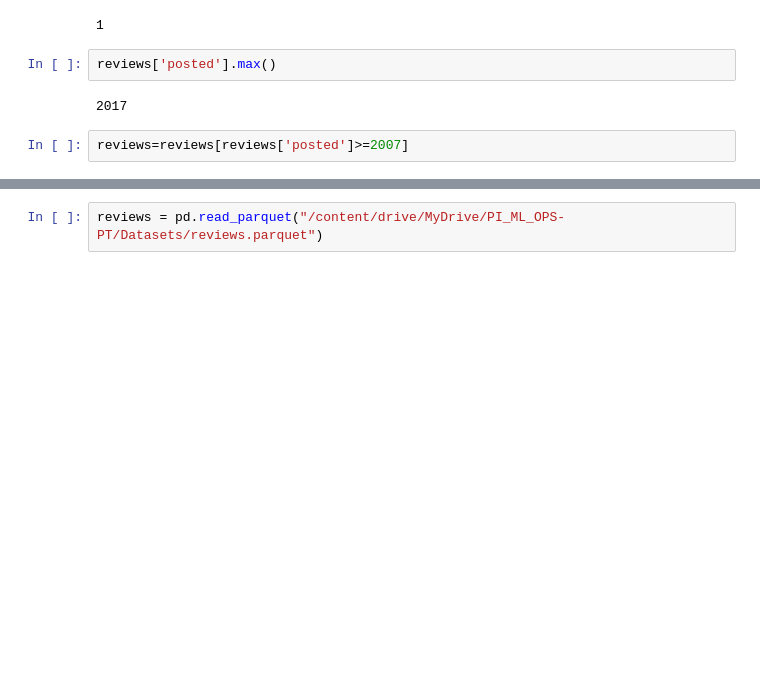
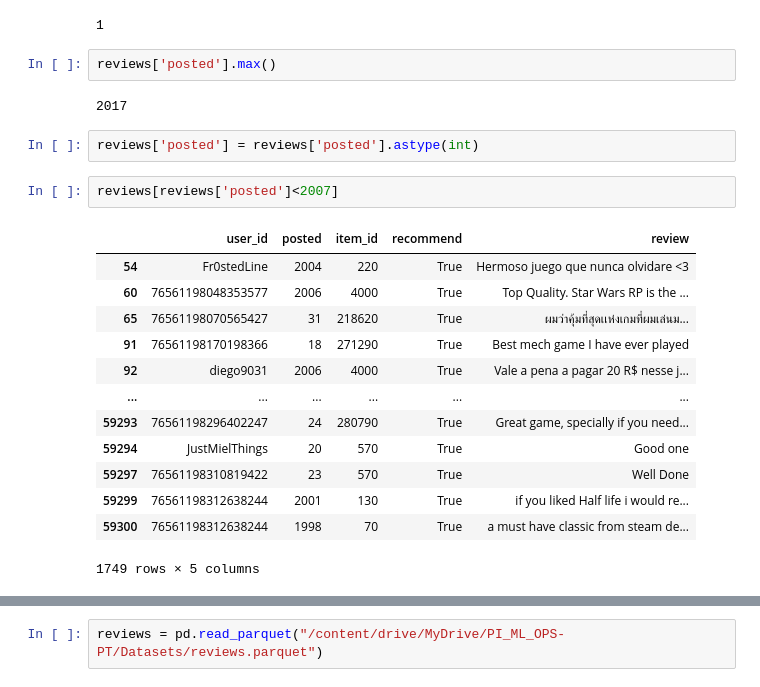
Before and after one commit to PrietoPy/PI_ML_OPS-PT, a Jupyter notebook: Borrador.ipynb, the cells around one changed output, grey strips where cells are left out. Cells and saved outputs as stored; diff of their text form; blank space fills up the shorter version.

```diff
--- a/Borrador.ipynb
+++ b/Borrador.ipynb
@@ -588,5 +606,21 @@ reviews['posted'].min()
 reviews['posted'].max()
 # %% [output]
 2017
+# %%
+reviews['posted'] = reviews['posted'].astype(int)
 # %%
-reviews=reviews[reviews['posted']>=2007]
+reviews[reviews['posted']<2007]
+# %% [output]
+|  | user_id | posted | item_id | recommend | review |
+| 54 | Fr0stedLine | 2004 | 220 | True | Hermoso juego que nunca olvidare <3 |
+| 60 | 76561198048353577 | 2006 | 4000 | True | Top Quality. Star Wars RP is the ... |
+| 65 | 76561198070565427 | 31 | 218620 | True | ผมว่าคุ้มที่สุดเเห่งเกมที่ผมเล่นม... |
+| 91 | 76561198170198366 | 18 | 271290 | True | Best mech game I have ever played |
+| 92 | diego9031 | 2006 | 4000 | True | Vale a pena a pagar 20 R$ nesse j... |
+| ... | ... | ... | ... | ... | ... |
+| 59293 | 76561198296402247 | 24 | 280790 | True | Great game, specially if you need... |
+| 59294 | JustMielThings | 20 | 570 | True | Good one |
+| 59297 | 76561198310819422 | 23 | 570 | True | Well Done |
+| 59299 | 76561198312638244 | 2001 | 130 | True | if you liked Half life i would re... |
+| 59300 | 76561198312638244 | 1998 | 70 | True | a must have classic from steam de... |
+1749 rows × 5 columns
```
Also changed, not shown: parts of 36 cells of this notebook, 8 other files.
